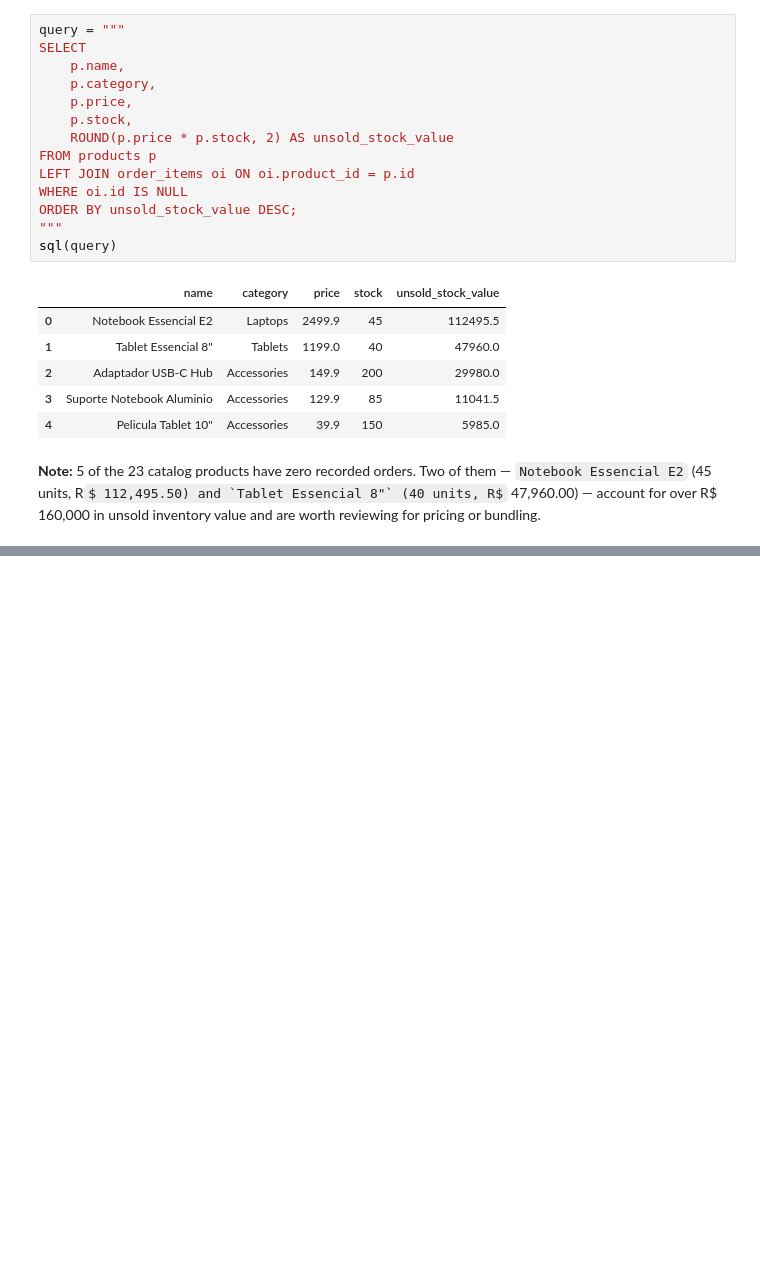
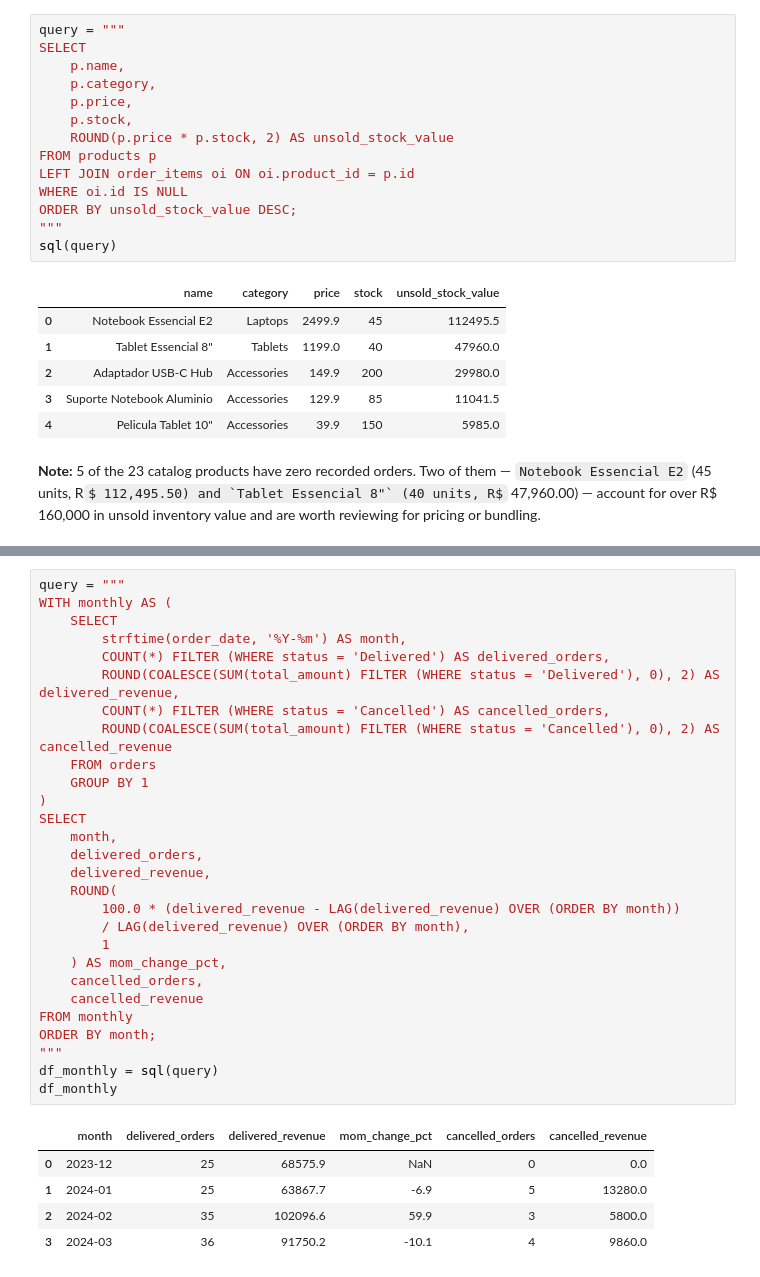
Before and after one commit to NickNunes26/datamundo-practice, a Jupyter notebook: first_week_report.ipynb, the cells around one changed output, grey strips where cells are left out. Cells and saved outputs as stored; diff of their text form; some formulas as TeX source; blank space fills up the shorter version.

```diff
--- a/first_week_report.ipynb
+++ b/first_week_report.ipynb
@@ -381,0 +386,34 @@ sql(query)
+# %%
+query = """
+WITH monthly AS (
+    SELECT
+        strftime(order_date, '%Y-%m') AS month,
+        COUNT(*) FILTER (WHERE status = 'Delivered') AS delivered_orders,
+        ROUND(COALESCE(SUM(total_amount) FILTER (WHERE status = 'Delivered'), 0), 2) AS delivered_revenue,
+        COUNT(*) FILTER (WHERE status = 'Cancelled') AS cancelled_orders,
+        ROUND(COALESCE(SUM(total_amount) FILTER (WHERE status = 'Cancelled'), 0), 2) AS cancelled_revenue
+    FROM orders
+    GROUP BY 1
+)
+SELECT
+    month,
+    delivered_orders,
+    delivered_revenue,
+    ROUND(
+        100.0 * (delivered_revenue - LAG(delivered_revenue) OVER (ORDER BY month))
+        / LAG(delivered_revenue) OVER (ORDER BY month),
+        1
+    ) AS mom_change_pct,
+    cancelled_orders,
+    cancelled_revenue
+FROM monthly
+ORDER BY month;
+"""
+df_monthly = sql(query)
+df_monthly
+# %% [output]
+|  | month | delivered_orders | delivered_revenue | mom_change_pct | cancelled_orders | cancelled_revenue |
+| 0 | 2023-12 | 25 | 68575.9 | NaN | 0 | 0.0 |
+| 1 | 2024-01 | 25 | 63867.7 | -6.9 | 5 | 13280.0 |
+| 2 | 2024-02 | 35 | 102096.6 | 59.9 | 3 | 5800.0 |
+| 3 | 2024-03 | 36 | 91750.2 | -10.1 | 4 | 9860.0 |
```
Also changed, not shown: parts of 3 cells of this notebook, 2 other files.
